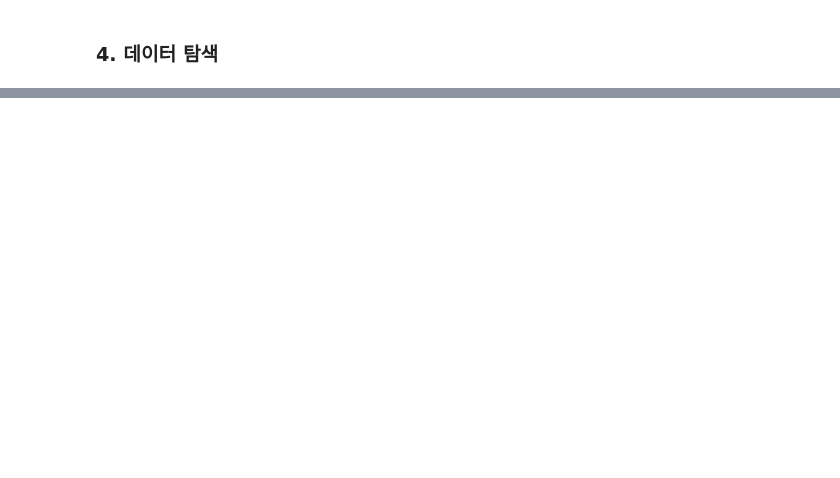
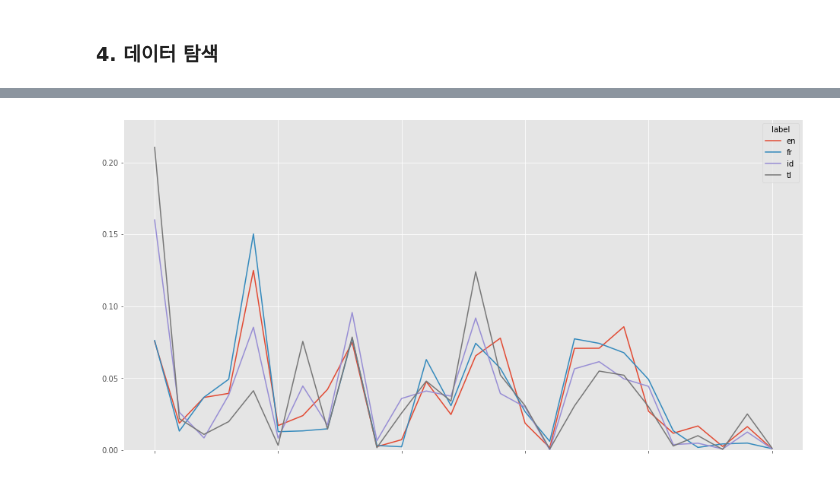
Before and after one commit to tnfls321/mldl_projects, a Jupyter notebook: ml/1. 머신러닝을 이용한 언어감지 서비스 구축(머신러닝 전과정수행).ipynb, the cells around one changed output, grey strips where cells are left out. Cells and saved outputs as stored; diff of their text form; code cells hidden in the pictures; blank space fills up the shorter version.

```diff
--- a/ml/1. 머신러닝을 이용한 언어감지 서비스 구축(머신러닝 전과정수행).ipynb
+++ b/ml/1. 머신러닝을 이용한 언어감지 서비스 구축(머신러닝 전과정수행).ipynb
@@ -171,0 +473,6 @@ print(count_list)
+# %%
+# 선형 그래프를 통해서 확인
+df_tmp_pv.plot(kind='line', figsize=(16,8), ylim=(0,0.23))
+plt.show()
+# %% [output]
+[figure, added]
```
Also changed, not shown: parts of 52 cells of this notebook, 42 other files.
